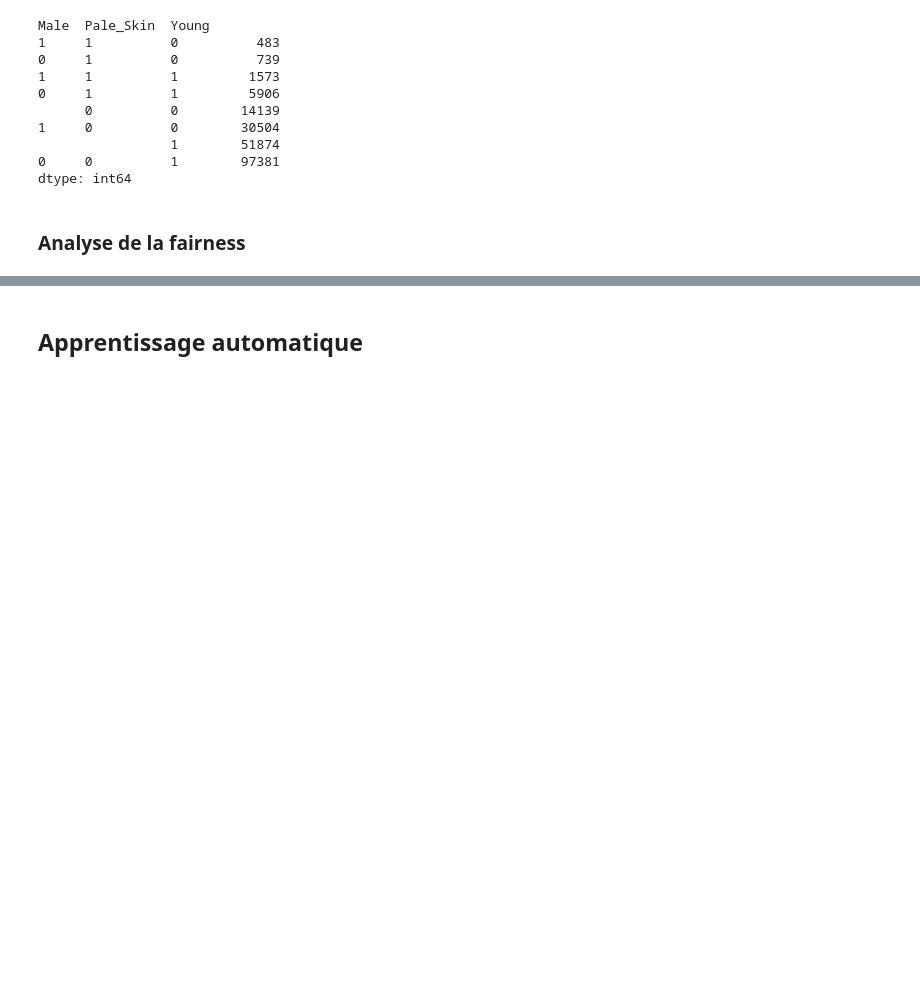
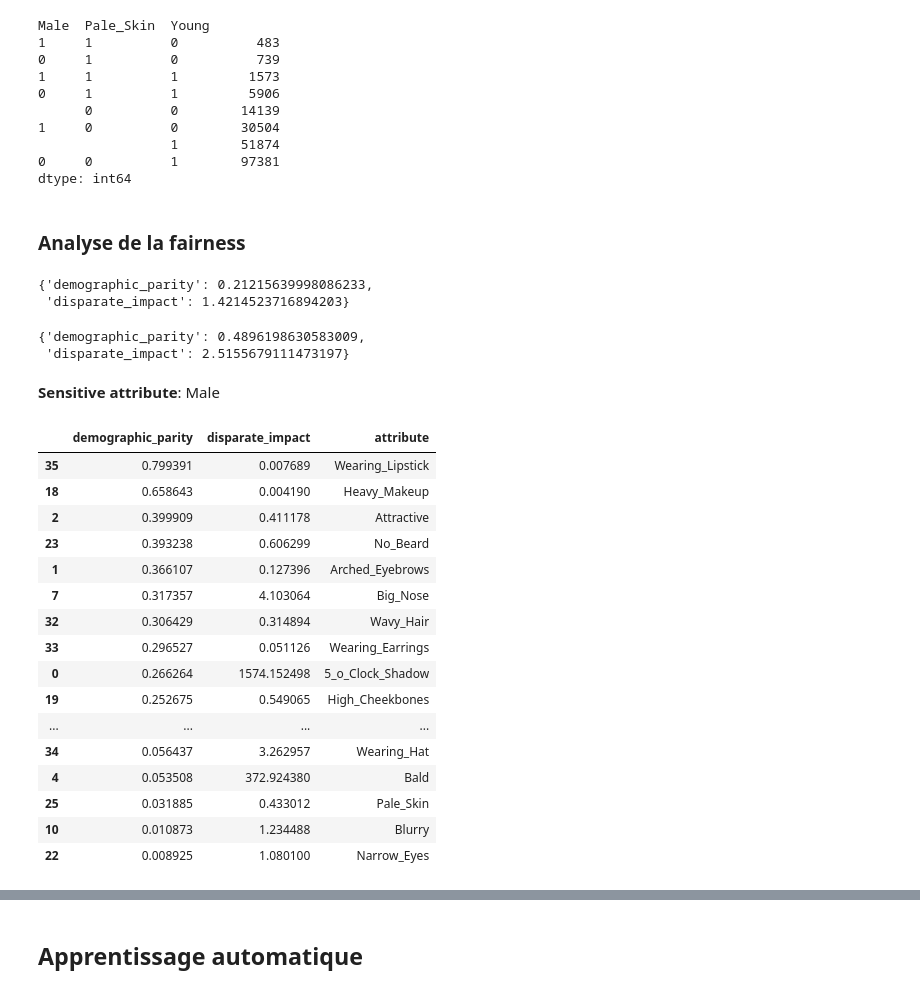
Before and after one commit to SarahL-1720/rexia-responsible-explainable-ai-project, a Jupyter notebook: sarah_image_data.ipynb, the cells around one changed output, grey strips where cells are left out. Saved outputs shown, nothing was run; the diff lists cells and outputs as text; code cells hidden in the pictures; blank space fills up the shorter version.

```diff
--- a/sarah_image_data.ipynb
+++ b/sarah_image_data.ipynb
@@ -240,0 +242,12 @@ def fairness_metrics(df, sensitive_attr, target_attr):
+# %%
+fairness_metrics(df_binary , "Pale_Skin", "Attractive")
+# %% [output]
+{'demographic_parity': 0.21215639998086233,
+ 'disparate_impact': 1.4214523716894203}
+# %%
+fairness_metrics(df_binary , "Heavy_Makeup", "Attractive")
+# %% [output]
+{'demographic_parity': 0.4896198630583009,
+ 'disparate_impact': 2.5155679111473197}
+# %% [markdown]
+**Sensitive attribute**: Male
@@ -240,0 +266,20 @@ def fairness_metrics(df, sensitive_attr, target_attr):
+# %%
+display(results_df)
+# %% [output]
+|  | demographic_parity | disparate_impact | attribute |
+| 35 | 0.799391 | 0.007689 | Wearing_Lipstick |
+| 18 | 0.658643 | 0.004190 | Heavy_Makeup |
+| 2 | 0.399909 | 0.411178 | Attractive |
+| 23 | 0.393238 | 0.606299 | No_Beard |
+| 1 | 0.366107 | 0.127396 | Arched_Eyebrows |
+| 7 | 0.317357 | 4.103064 | Big_Nose |
+| 32 | 0.306429 | 0.314894 | Wavy_Hair |
+| 33 | 0.296527 | 0.051126 | Wearing_Earrings |
+| 0 | 0.266264 | 1574.152498 | 5_o_Clock_Shadow |
+| 19 | 0.252675 | 0.549065 | High_Cheekbones |
+| ... | ... | ... | ... |
+| 34 | 0.056437 | 3.262957 | Wearing_Hat |
+| 4 | 0.053508 | 372.924380 | Bald |
+| 25 | 0.031885 | 0.433012 | Pale_Skin |
+| 10 | 0.010873 | 1.234488 | Blurry |
+| 22 | 0.008925 | 1.080100 | Narrow_Eyes |
```
Also changed, not shown: parts of 9 cells of this notebook.
